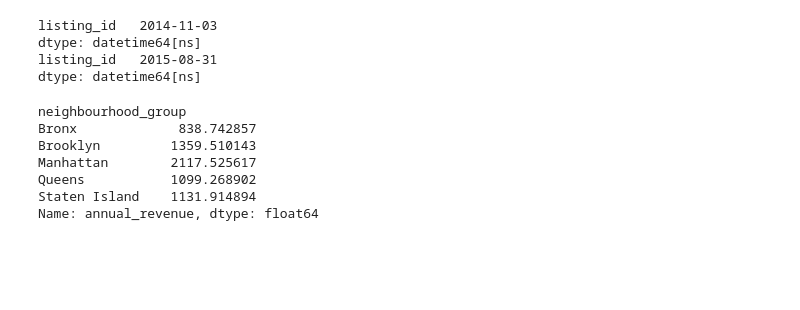
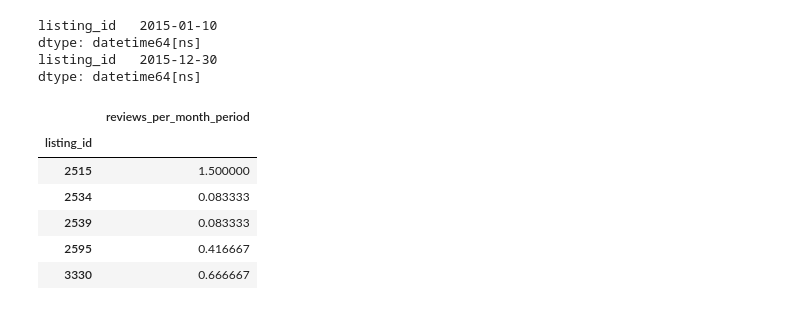
Before and after one commit to sar2160/AirBnB-Stats, a Jupyter notebook: AirBnB.ipynb, the cells around one changed output. Drawn from its saved outputs; the diff is of its cells as text; code cells hidden in the pictures; blank space fills up the shorter version.

```diff
--- a/AirBnB.ipynb
+++ b/AirBnB.ipynb
@@ -41,17 +51,19 @@ Reviews.head()
 # %%
+## Confining the reviews to year 2015 +
+
 Reviews.set_index('date',inplace=True)
 Reviews.sort(ascending=True,inplace=True)
-start = Reviews.index.searchsorted(dt.datetime(2014, 11, 1)) ; #print Reviews.ix[start]
-end   = Reviews.index.searchsorted(dt.datetime(2015, 11, 1)) ; #print Reviews.ix[end]
+
+
+start = Reviews.index.searchsorted(dt.datetime(2015, 1, 1)) ; #print Reviews.ix[start]
+end   = Reviews.index.searchsorted(dt.datetime(2016, 1, 1)) ; #print Reviews.ix[end]
 
 Year_Reviews = Reviews.ix[start:end]
 
 print Year_Reviews.idxmin()
 print Year_Reviews.idxmax()
-
-Year_Reviews.reset_index(inplace=True)
 # %% [output]
-listing_id   2014-11-03
+listing_id   2015-01-10
 dtype: datetime64[ns]
-listing_id   2015-08-31
+listing_id   2015-12-30
 dtype: datetime64[ns]
@@ -66,11 +69,0 @@ joined['review_per_month_period'] = joined.reviews_in_period / 9 # only 9 months
-# %%
-joined['annual_revenue'] = joined.review_per_month_period * joined.price * 12
-joined.groupby('neighbourhood_group').mean()['annual_revenue']
-# %% [output]
-neighbourhood_group
-Bronx             838.742857
-Brooklyn         1359.510143
-Manhattan        2117.525617
-Queens           1099.268902
-Staten Island    1131.914894
-Name: annual_revenue, dtype: float64
@@ -100,0 +70,18 @@ def PlotCDF(df,x_label='% of AirBnB Listings',y_label='% of total revenue'):
+# %%
+Year_Reviews['counter'] = 1
+reviews_in_period = Year_Reviews.groupby(['listing_id',pd.TimeGrouper('M')]).count()['counter']
+
+reviews_per_month_period = pd.DataFrame(reviews_in_period.unstack().fillna(0).mean(axis=1))
+reviews_per_month_period.columns = ['reviews_per_month_period']
+
+reviews_per_month_period.fillna(0,inplace = True)
+
+reviews_per_month_period.head()
+# %% [output]
+|  | reviews_per_month_period |
+| listing_id |  |
+| 2515 | 1.500000 |
+| 2534 | 0.083333 |
+| 2539 | 0.083333 |
+| 2595 | 0.416667 |
+| 3330 | 0.666667 |
```
Also changed, not shown: parts of 22 cells of this notebook, 3 other files.
